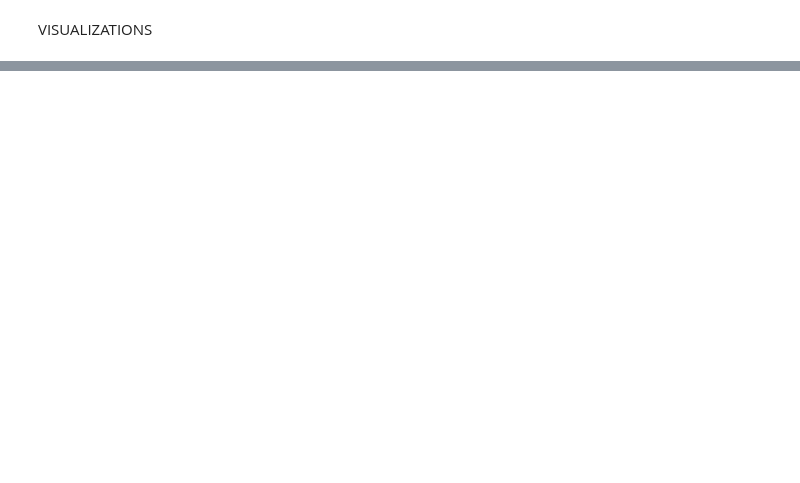
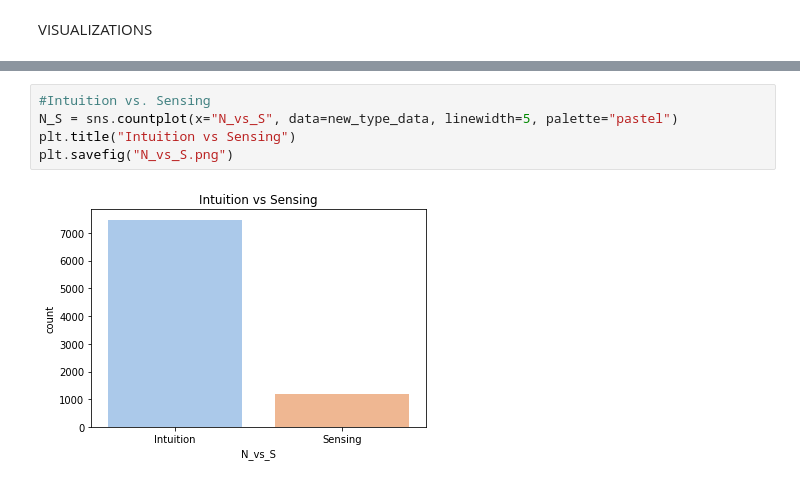
Before and after one commit to jingchliu/Personality-Predictor, a Jupyter notebook: Final_Project_Cleaning_Visualizations/Project 3 MBTI.ipynb, the cells around one changed output, grey strips where cells are left out. Drawn from its saved outputs; the diff is of its cells as text; blank space fills up the shorter version.

```diff
--- a/Final_Project_Cleaning_Visualizations/Project 3 MBTI.ipynb
+++ b/Final_Project_Cleaning_Visualizations/Project 3 MBTI.ipynb
@@ -368,0 +402,7 @@ sns.catplot(x=new_type_data["I_vs_E"], kind="count",
+# %%
+#Intuition vs. Sensing
+N_S = sns.countplot(x="N_vs_S", data=new_type_data, linewidth=5, palette="pastel")
+plt.title("Intuition vs Sensing")
+plt.savefig("N_vs_S.png")
+# %% [output]
+[figure, added]
```
Also changed, not shown: parts of 15 cells of this notebook, 12 other files.
